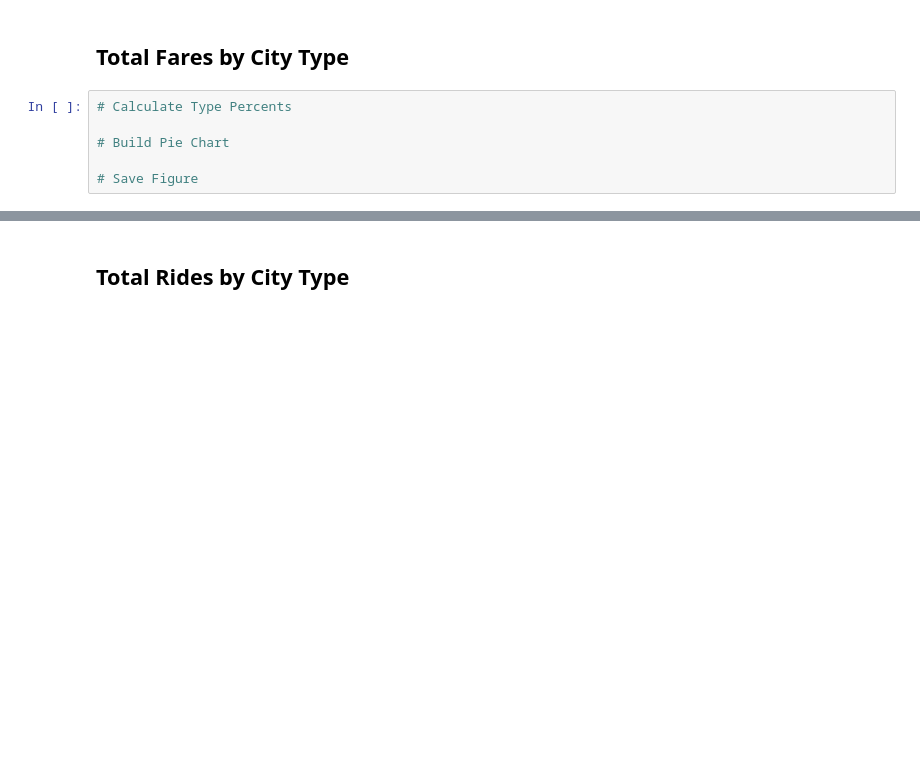
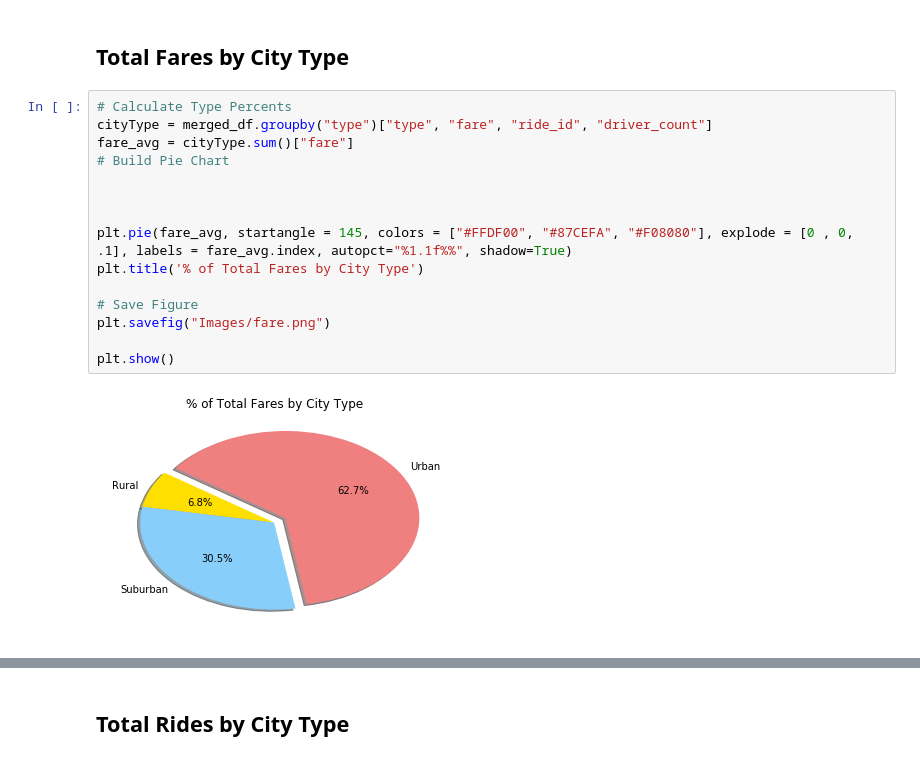
Before and after one commit to brownal05/Pyber, a Jupyter notebook: pyber_starter.ipynb, the cells around one changed output, grey strips where cells are left out. Cells and saved outputs as stored; diff of their text form; blank space fills up the shorter version.

```diff
--- a/pyber_starter.ipynb
+++ b/pyber_starter.ipynb
@@ -91,10 +107,21 @@ plt.show()
 # %% [markdown]
 ## Total Fares by City Type
-# %%
-# Calculate Type Percents
-
-# Build Pie Chart
-
-# Save Figure
+# %%
+# Calculate Type Percents
+cityType = merged_df.groupby("type")["type", "fare", "ride_id", "driver_count"]
+fare_avg = cityType.sum()["fare"]
+# Build Pie Chart
+
+
+
+plt.pie(fare_avg, startangle = 145, colors = ["#FFDF00", "#87CEFA", "#F08080"], explode = [0 , 0, .1], labels = fare_avg.index, autopct="%1.1f%%", shadow=True)
+plt.title('% of Total Fares by City Type')
+
+# Save Figure
+plt.savefig("Images/fare.png")
+
+plt.show()
+# %% [output]
+[figure, added]
 # %%
 # Show Figure
```
Also changed, not shown: parts of 11 cells of this notebook, 6 other files.
